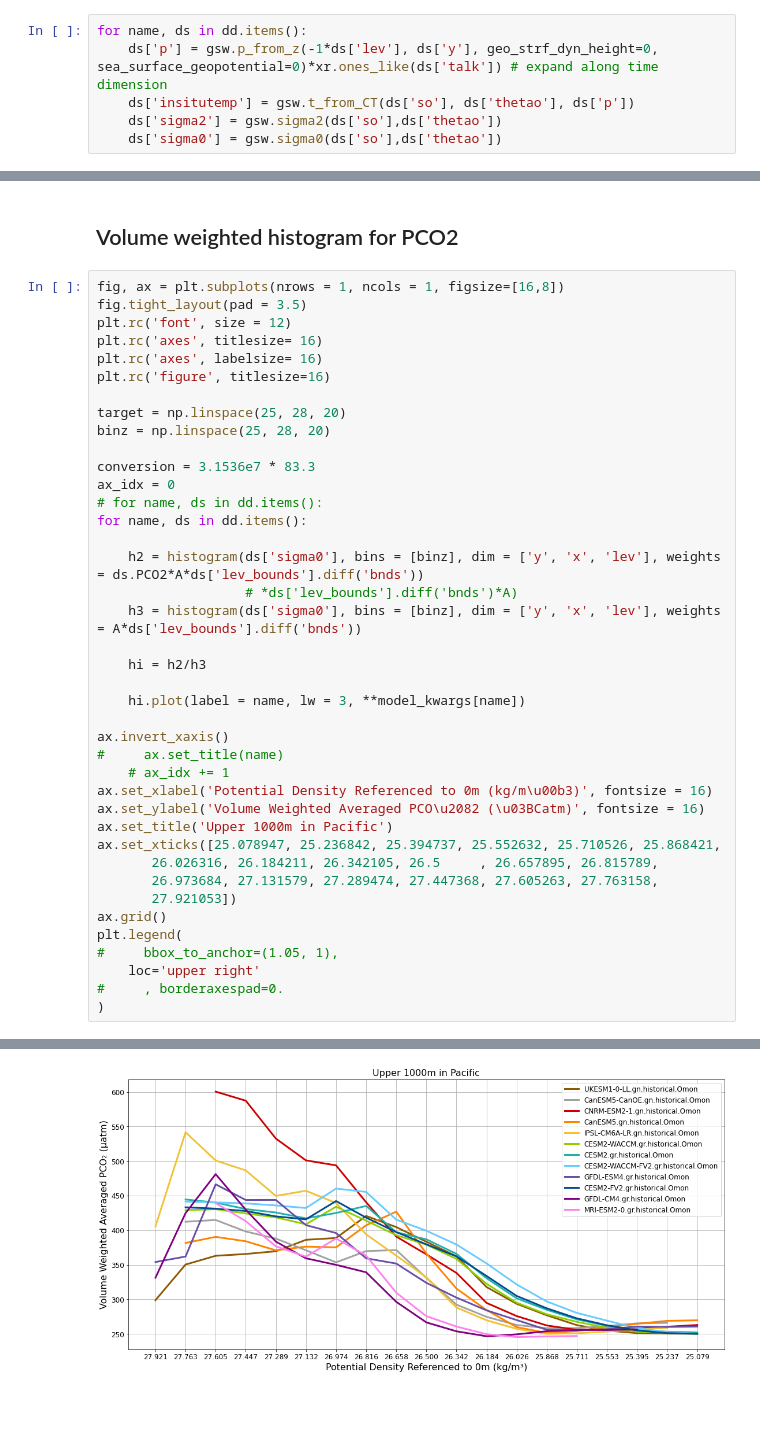
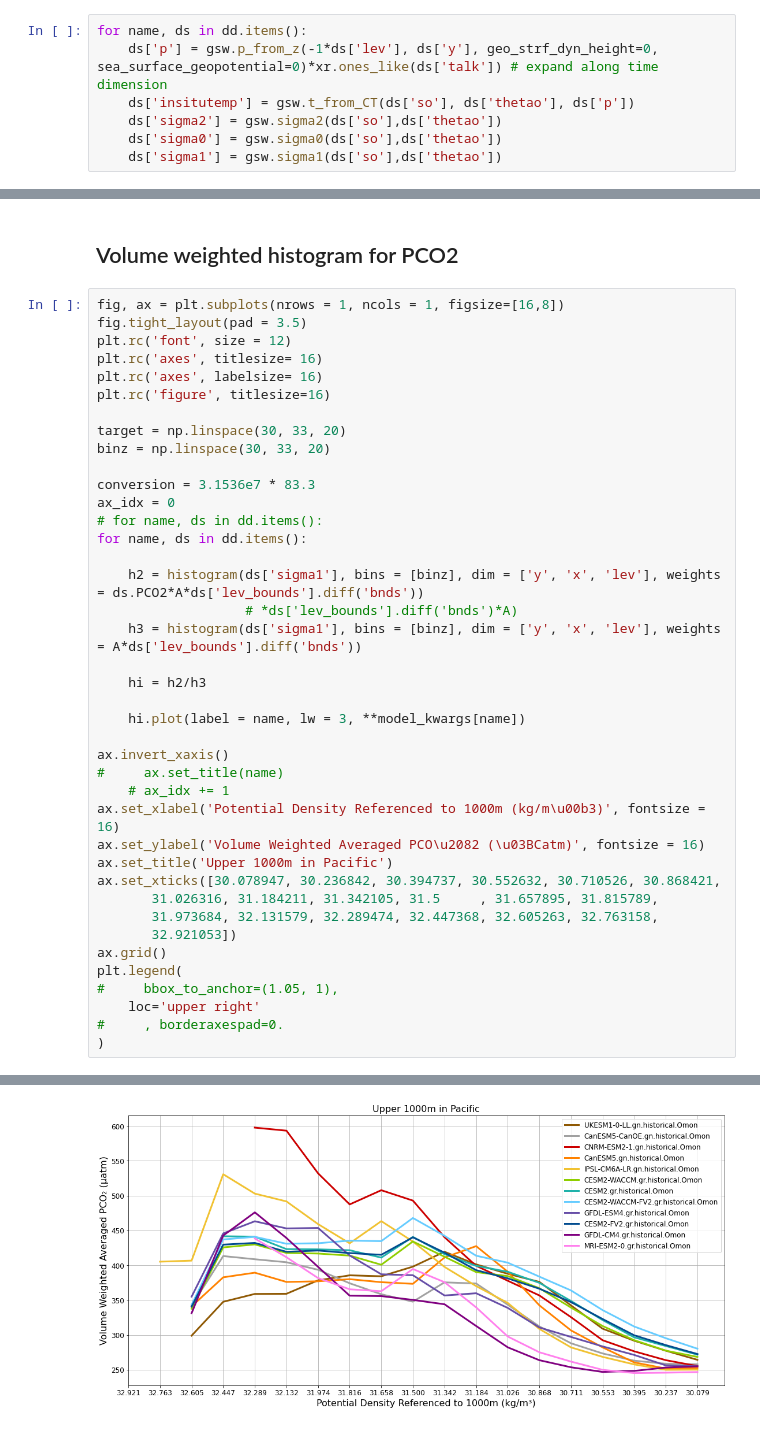
Before and after one commit to gmacgilchrist/seniorthesis, a Jupyter notebook: notebooks/1000_PCO2_hist.ipynb, the cells around one changed output, grey strips where cells are left out. Drawn from its saved outputs; the diff is of its cells as text.

Commit message:
density surfaces nov 24

```diff
--- a/notebooks/1000_PCO2_hist.ipynb
+++ b/notebooks/1000_PCO2_hist.ipynb
@@ -129,6 +129,7 @@ for name, ds in dd.items():
     ds['insitutemp'] = gsw.t_from_CT(ds['so'], ds['thetao'], ds['p'])
     ds['sigma2'] = gsw.sigma2(ds['so'],ds['thetao'])
     ds['sigma0'] = gsw.sigma0(ds['so'],ds['thetao'])
+    ds['sigma1'] = gsw.sigma1(ds['so'],ds['thetao'])
 # %%
 for name, ds in dd.items():
     conversion =  1e6/1035
@@ -366,41 +355,41 @@ fig.tight_layout(pad = 3.5)
 plt.rc('font', size = 12)
 plt.rc('axes', titlesize= 16)
 plt.rc('axes', labelsize= 16)
 plt.rc('figure', titlesize=16)
 
-target = np.linspace(25, 28, 20)
-binz = np.linspace(25, 28, 20)
+target = np.linspace(30, 33, 20)
+binz = np.linspace(30, 33, 20)
 
 conversion = 3.1536e7 * 83.3
 ax_idx = 0
 # for name, ds in dd.items():
 for name, ds in dd.items():
 
-    h2 = histogram(ds['sigma0'], bins = [binz], dim = ['y', 'x', 'lev'], weights = ds.PCO2*A*ds['lev_bounds'].diff('bnds'))
+    h2 = histogram(ds['sigma1'], bins = [binz], dim = ['y', 'x', 'lev'], weights = ds.PCO2*A*ds['lev_bounds'].diff('bnds'))
                    # *ds['lev_bounds'].diff('bnds')*A)
-    h3 = histogram(ds['sigma0'], bins = [binz], dim = ['y', 'x', 'lev'], weights = A*ds['lev_bounds'].diff('bnds'))
+    h3 = histogram(ds['sigma1'], bins = [binz], dim = ['y', 'x', 'lev'], weights = A*ds['lev_bounds'].diff('bnds'))
 
     hi = h2/h3
 
     hi.plot(label = name, lw = 3, **model_kwargs[name])
 
 ax.invert_xaxis()
 #     ax.set_title(name)
     # ax_idx += 1
-ax.set_xlabel('Potential Density Referenced to 0m (kg/m\u00b3)', fontsize = 16)
+ax.set_xlabel('Potential Density Referenced to 1000m (kg/m\u00b3)', fontsize = 16)
 ax.set_ylabel('Volume Weighted Averaged PCO\u2082 (\u03BCatm)', fontsize = 16)
 ax.set_title('Upper 1000m in Pacific')
-ax.set_xticks([25.078947, 25.236842, 25.394737, 25.552632, 25.710526, 25.868421,
-       26.026316, 26.184211, 26.342105, 26.5     , 26.657895, 26.815789,
-       26.973684, 27.131579, 27.289474, 27.447368, 27.605263, 27.763158,
-       27.921053])
+ax.set_xticks([30.078947, 30.236842, 30.394737, 30.552632, 30.710526, 30.868421,
+       31.026316, 31.184211, 31.342105, 31.5     , 31.657895, 31.815789,
+       31.973684, 32.131579, 32.289474, 32.447368, 32.605263, 32.763158,
+       32.921053])
 ax.grid()
 plt.legend(
 #     bbox_to_anchor=(1.05, 1),
     loc='upper right'
 #     , borderaxespad=0.
 )
 # %% [output]
 <matplotlib.legend.Legend at 0x...>
-[figure, old version]
+[figure, new version]
 # %%
```
Also changed, not shown: parts of 10 cells of this notebook, 3 other files.
